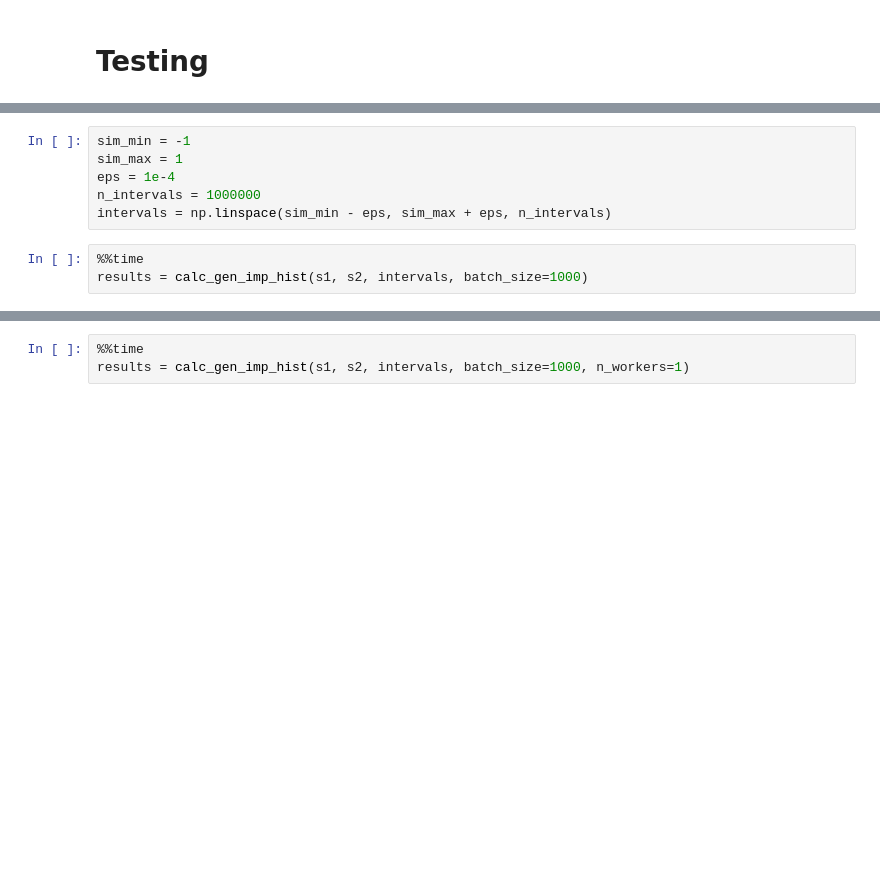
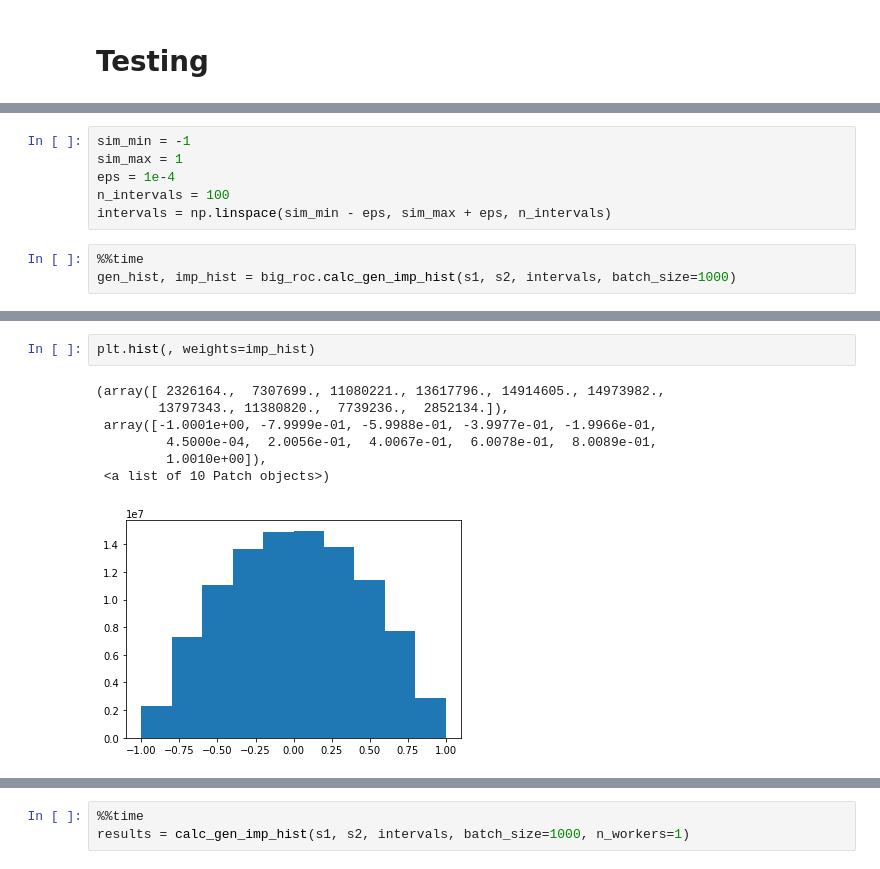
Before and after one commit to v-prokopenko/big_roc, a Jupyter notebook: bigROC.ipynb, the cells around one changed output, grey strips where cells are left out. Drawn from its saved outputs; the diff is of its cells as text; blank space fills up the shorter version.

```diff
--- a/bigROC.ipynb
+++ b/bigROC.ipynb
@@ -45,9 +42,9 @@ from big_roc.big_roc import _calc_gen_imp_hist
 sim_min = -1
 sim_max = 1
 eps = 1e-4
-n_intervals = 1000000
+n_intervals = 100
 intervals = np.linspace(sim_min - eps, sim_max + eps, n_intervals)
 # %%
 %%time
-results = calc_gen_imp_hist(s1, s2, intervals, batch_size=1000)
+gen_hist, imp_hist = big_roc.calc_gen_imp_hist(s1, s2, intervals, batch_size=1000)
 # %% [output]
@@ -54,0 +157,10 @@ TypeError: 'numpy.float64' object cannot be interpreted as an integer
+# %%
+plt.hist(, weights=imp_hist)
+# %% [output]
+(array([ 2326164.,  7307699., 11080221., 13617796., 14914605., 14973982.,
+        13797343., 11380820.,  7739236.,  2852134.]),
+ array([-1.0001e+00, -7.9999e-01, -5.9988e-01, -3.9977e-01, -1.9966e-01,
+         4.5000e-04,  2.0056e-01,  4.0067e-01,  6.0078e-01,  8.0089e-01,
+         1.0010e+00]),
+ <a list of 10 Patch objects>)
+[figure, added]
```
Also changed, not shown: parts of 34 cells of this notebook, 2 other files.
